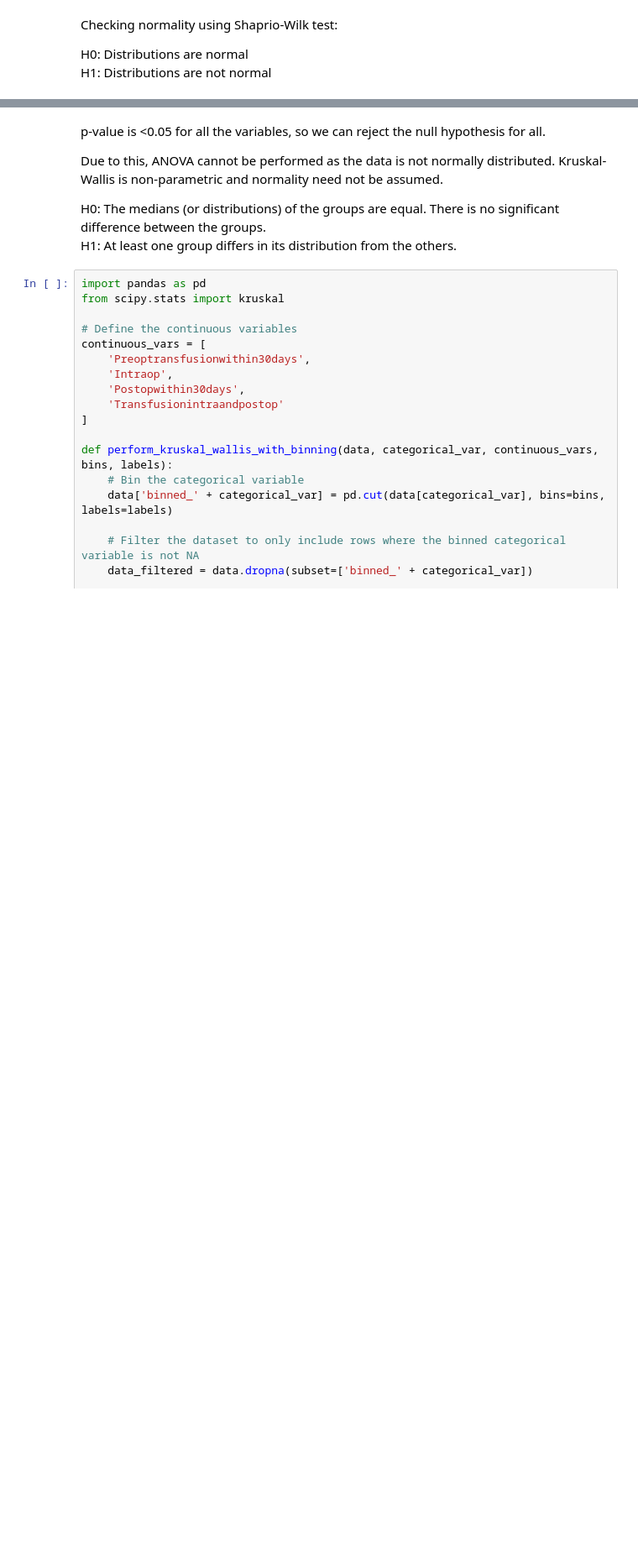
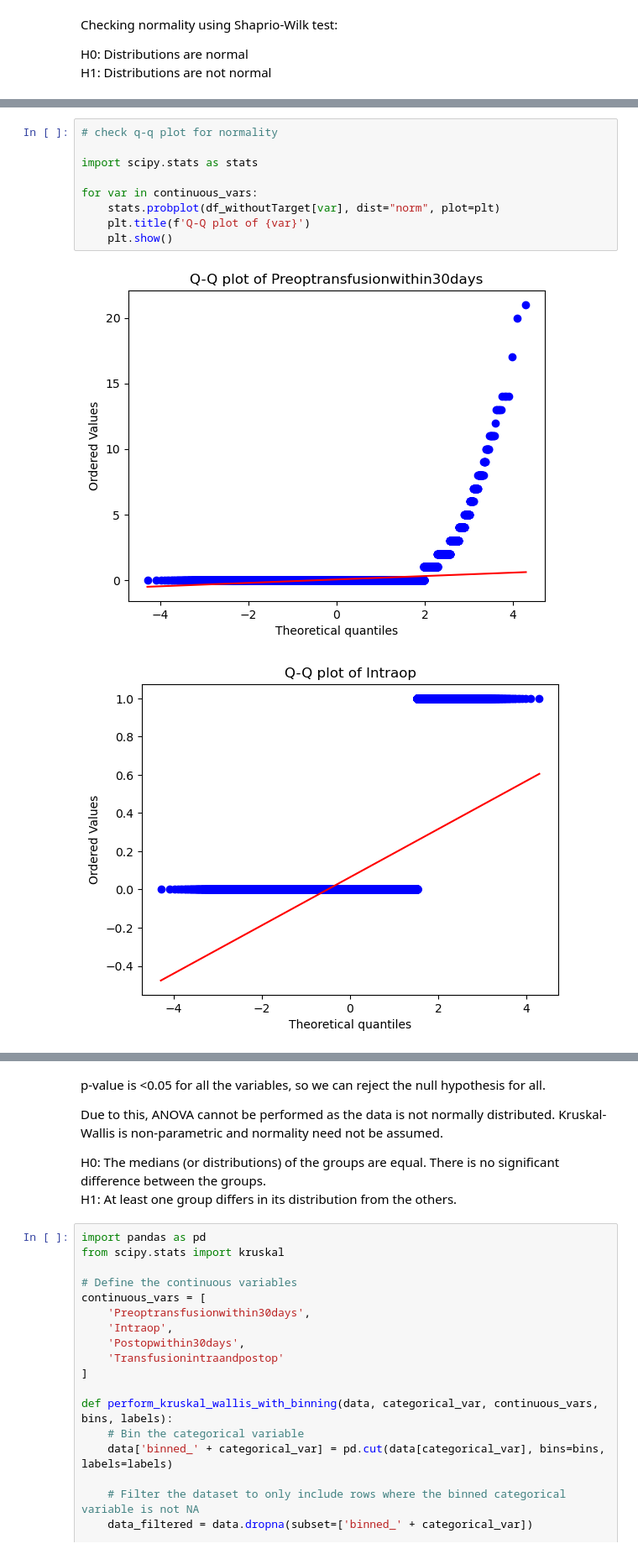
Before and after one commit to Mingtaros/CARES_Analytics, a Jupyter notebook: notebooks/daysbetweendeathandsurgery.ipynb, the cells around one changed output, grey strips where cells are left out. Shown: that part at 84% size. Drawn from its saved outputs; the diff is of its cells as text; blank space fills up the shorter version.

```diff
--- a/notebooks/daysbetweendeathandsurgery.ipynb
+++ b/notebooks/daysbetweendeathandsurgery.ipynb
@@ -69,0 +178,12 @@ H1: Distributions are not normal
+# %%
+# check q-q plot for normality
+
+import scipy.stats as stats
+
+for var in continuous_vars:
+    stats.probplot(df_withoutTarget[var], dist="norm", plot=plt)
+    plt.title(f'Q-Q plot of {var}')
+    plt.show()
+# %% [output]
+[figure, added]
+[figure, added]
```
Also changed, not shown: parts of 18 cells of this notebook, 2 other files.
